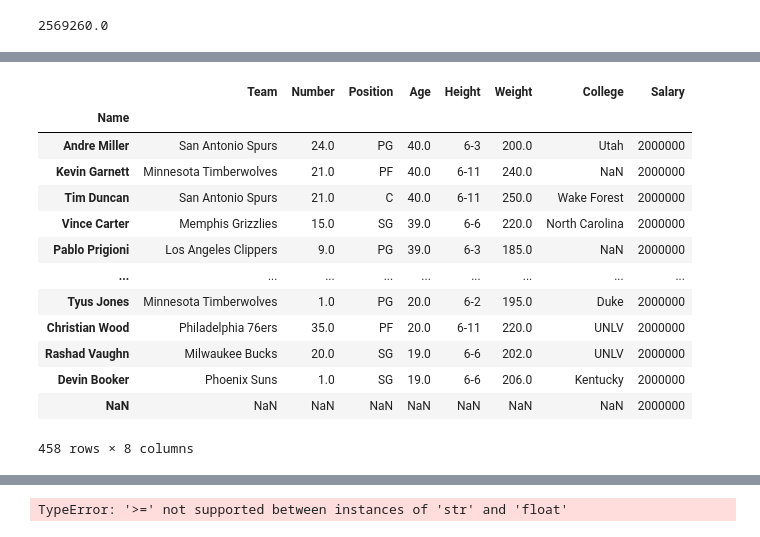
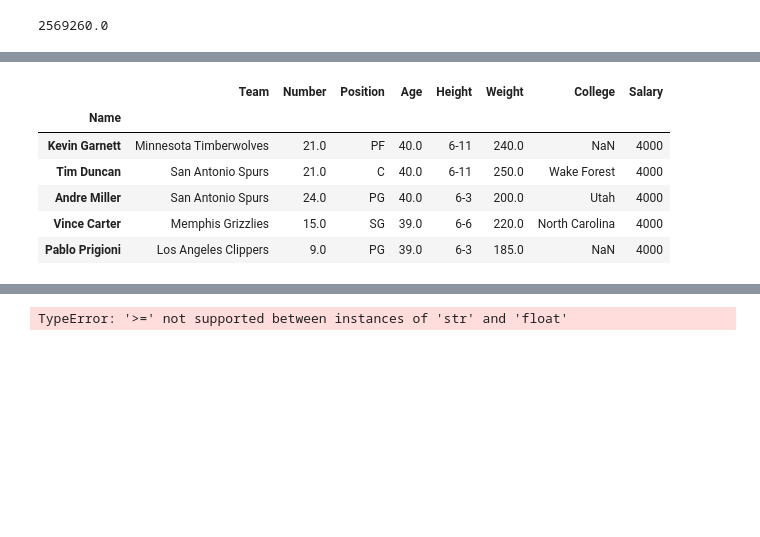
Before and after one commit to hughxusu/lesson-py, a Jupyter notebook: codes/25-pandas/a-pandas.ipynb, the cells around one changed output, grey strips where cells are left out. Drawn from its saved outputs; the diff is of its cells as text; code cells hidden in the pictures; blank space fills up the shorter version.

```diff
--- a/codes/25-pandas/a-pandas.ipynb
+++ b/codes/25-pandas/a-pandas.ipynb
@@ -556,6 +503,6 @@ sub_df
 # %%
-players.loc['Avery Bradley', 'Salary'] = 1000000
-players
+players.loc['Avery Bradley', 'Salary'] = 1000
+players.head()
 # %% [output]
 |  | Team | Number | Position | Age | Height | Weight | College | Salary |
 | Name |  |  |  |  |  |  |  |  |
@@ -574,6 +514,6 @@ players
 # %%
-players['Salary'] = 1000000
-players
+players['Salary'] = 2000
+players.head()
 # %% [output]
 |  | Team | Number | Position | Age | Height | Weight | College | Salary |
 | Name |  |  |  |  |  |  |  |  |
@@ -592,6 +525,6 @@ players
 # %%
-players.Salary = 2000000
-players
+players.Salary = 4000
+players.head()
 # %% [output]
 |  | Team | Number | Position | Age | Height | Weight | College | Salary |
 | Name |  |  |  |  |  |  |  |  |
@@ -628,20 +547,13 @@ df
 # %%
 df = players.sort_values(by='Age', ascending=False)
-df
+df.head()
 # %% [output]
 |  | Team | Number | Position | Age | Height | Weight | College | Salary |
 | Name |  |  |  |  |  |  |  |  |
-| Andre Miller | San Antonio Spurs | 24.0 | PG | 40.0 | 6-3 | 200.0 | Utah | 2000000 |
-| Kevin Garnett | Minnesota Timberwolves | 21.0 | PF | 40.0 | 6-11 | 240.0 | NaN | 2000000 |
-| Tim Duncan | San Antonio Spurs | 21.0 | C | 40.0 | 6-11 | 250.0 | Wake Forest | 2000000 |
-| Vince Carter | Memphis Grizzlies | 15.0 | SG | 39.0 | 6-6 | 220.0 | North Carolina | 2000000 |
-| Pablo Prigioni | Los Angeles Clippers | 9.0 | PG | 39.0 | 6-3 | 185.0 | NaN | 2000000 |
-| ... | ... | ... | ... | ... | ... | ... | ... | ... |
-| Tyus Jones | Minnesota Timberwolves | 1.0 | PG | 20.0 | 6-2 | 195.0 | Duke | 2000000 |
-| Christian Wood | Philadelphia 76ers | 35.0 | PF | 20.0 | 6-11 | 220.0 | UNLV | 2000000 |
-| Rashad Vaughn | Milwaukee Bucks | 20.0 | SG | 19.0 | 6-6 | 202.0 | UNLV | 2000000 |
-| Devin Booker | Phoenix Suns | 1.0 | SG | 19.0 | 6-6 | 206.0 | Kentucky | 2000000 |
-| NaN | NaN | NaN | NaN | NaN | NaN | NaN | NaN | 2000000 |
+| Kevin Garnett | Minnesota Timberwolves | 21.0 | PF | 40.0 | 6-11 | 240.0 | NaN | 4000 |
+| Tim Duncan | San Antonio Spurs | 21.0 | C | 40.0 | 6-11 | 250.0 | Wake Forest | 4000 |
+| Andre Miller | San Antonio Spurs | 24.0 | PG | 40.0 | 6-3 | 200.0 | Utah | 4000 |
+| Vince Carter | Memphis Grizzlies | 15.0 | SG | 39.0 | 6-6 | 220.0 | North Carolina | 4000 |
+| Pablo Prigioni | Los Angeles Clippers | 9.0 | PG | 39.0 | 6-3 | 185.0 | NaN | 4000 |
-458 rows × 8 columns
 # %%
 df = players.sort_values(by=['Age', 'Weight'], ascending=False)
```
Also changed, not shown: parts of 70 cells of this notebook, 1 other file.
